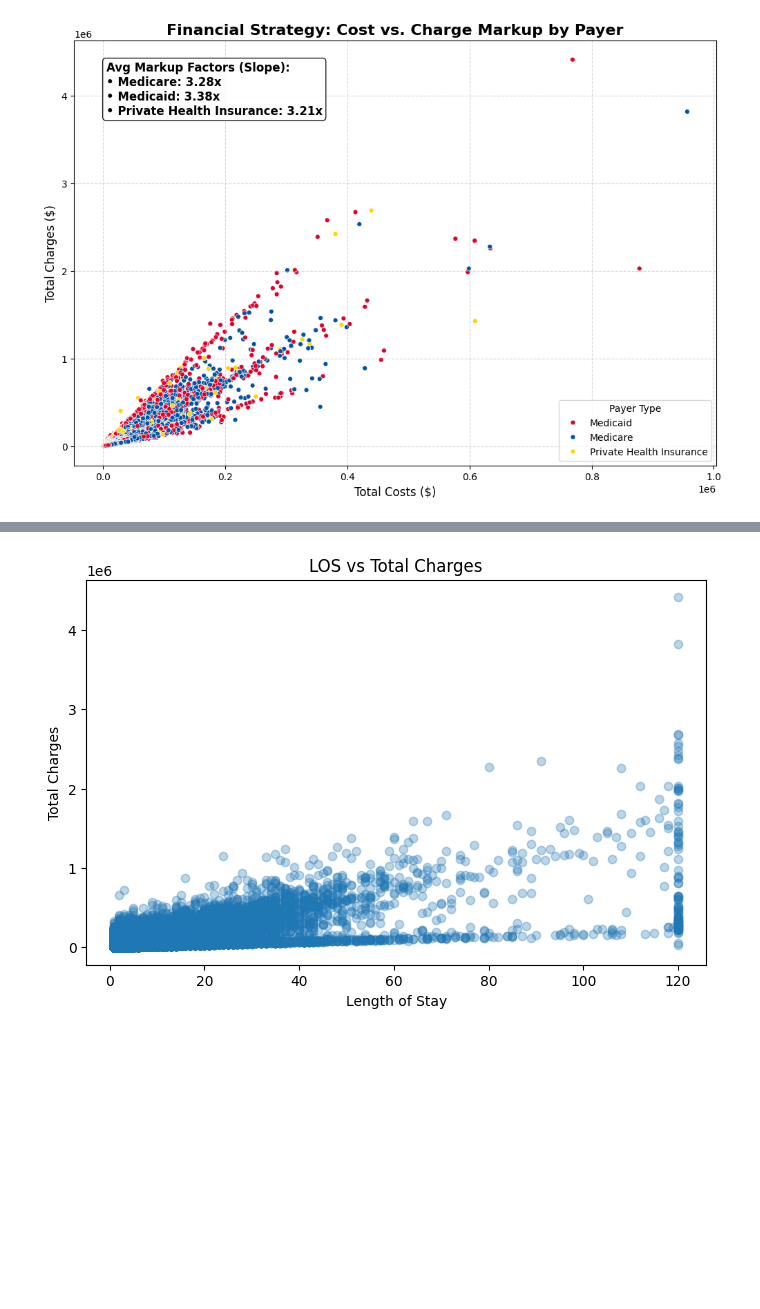
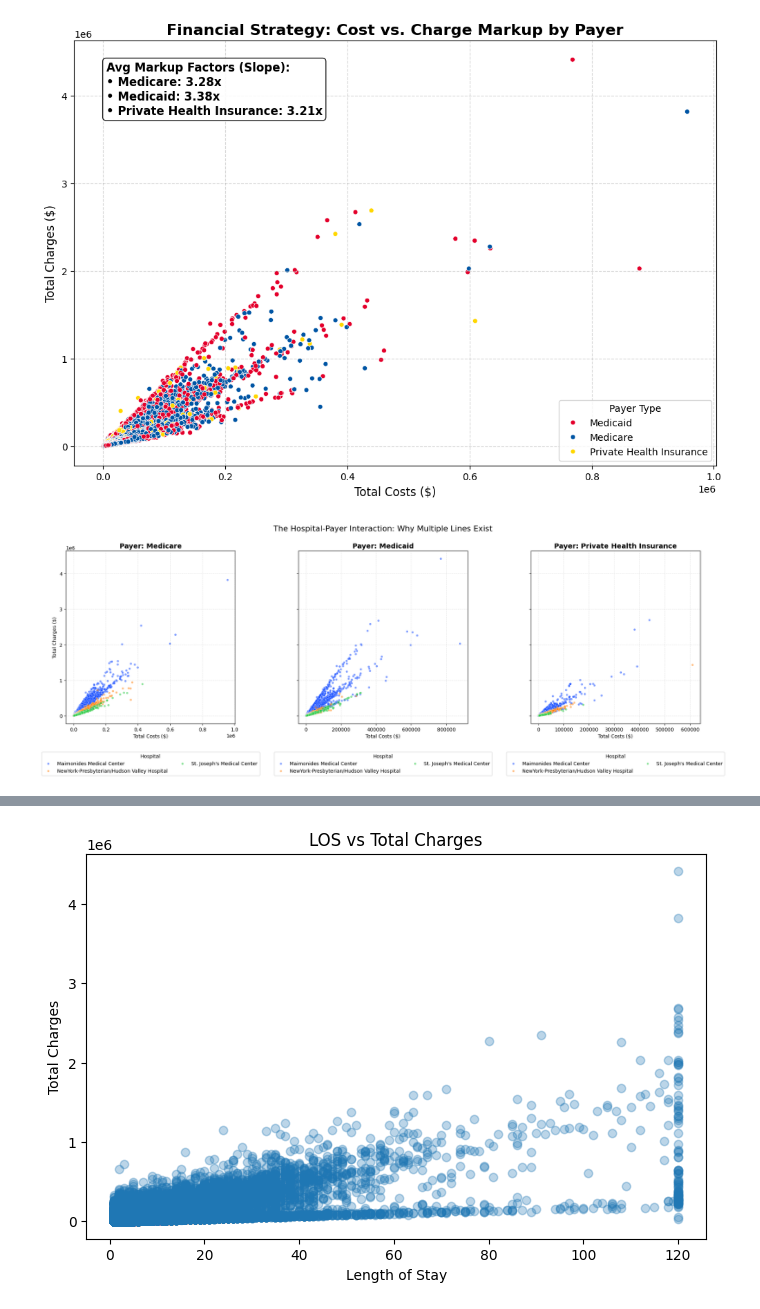
Before and after one commit to kpsalida/HospitalDischarges_Visualization, a Jupyter notebook: viz_eda.ipynb, the cells around one changed output, grey strips where cells are left out. Cells and saved outputs as stored; diff of their text form; code cells hidden in the pictures; blank space fills up the shorter version.

```diff
--- a/viz_eda.ipynb
+++ b/viz_eda.ipynb
@@ -918,3 +918,41 @@ plt.grid(True, linestyle='--', alpha=0.5)
 plt.show()
 # %% [output]
 [figure]
+# %%
+#Distinct Scatter plot - One per payer
+
+# 1. Filter for your main Payer Groups
+target_payers = ['Medicare', 'Medicaid', 'Private Health Insurance']
+df_filtered = df[df['Payment Type'].isin(target_payers)].copy()
+
+# 2. Create a figure with 3 subplots side-by-side
+# Faceting by 'Payment Type' allows us to see the lines discretely
+fig, axes = plt.subplots(1, 3, figsize=(20, 7), sharey=True)
+
+for i, payer in enumerate(target_payers):
+    subset = df_filtered[df_filtered['Payment Type'] == payer]
+
+    # We use 'Facility Name' as the hue to see if the 3 lines are the 3 hospitals
+    sns.scatterplot(
+        data=subset,
+        x='Total Costs',
+        y='Total Charges',
+        hue='Facility Name',
+        palette='bright',
+        alpha=0.5,
+        s=20,
+        ax=axes[i]
+    )
+
+    axes[i].set_title(f"Payer: {payer}", fontsize=14, fontweight='bold')
+    axes[i].set_xlabel("Total Costs ($)")
+    if i == 0:
+        axes[i].set_ylabel("Total Charges ($)")
+    axes[i].grid(True, linestyle='--', alpha=0.3)
+    axes[i].legend(title="Hospital", bbox_to_anchor=(0.5, -0.15), loc='upper center', ncol=2)
+
+plt.tight_layout()
+plt.suptitle("The Hospital-Payer Interaction: Why Multiple Lines Exist", fontsize=16, y=1.05)
+plt.show()
+# %% [output]
+[figure, added]
```
Also changed, not shown: parts of 6 cells of this notebook.
